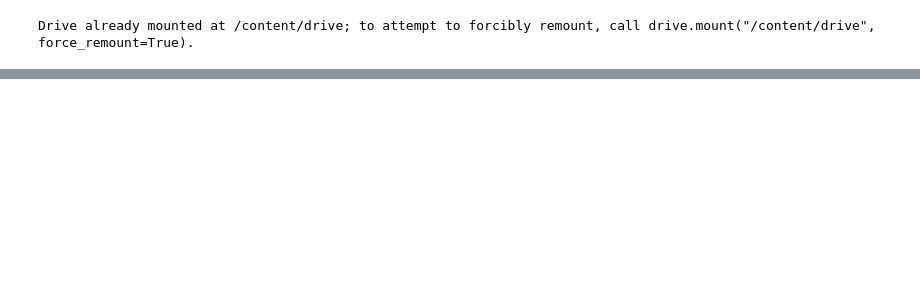
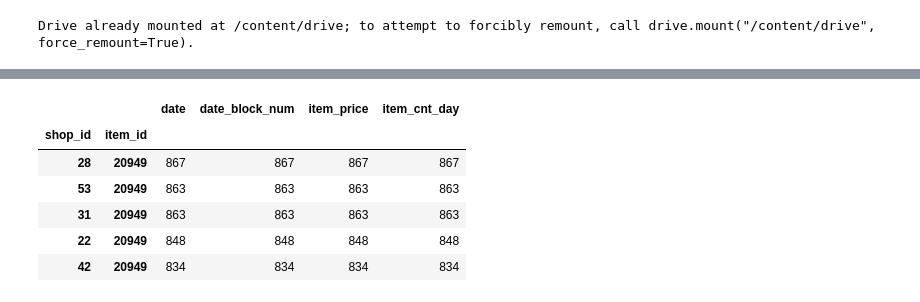
Before and after one commit to CodeSeterpie/CodeSeterpie, a Jupyter notebook: Kaggle/PredictFutureSales/members/uragami-lab/notebook01.ipynb, the cells around one changed output, grey strips where cells are left out. Cells and saved outputs as stored; diff of their text form; code cells hidden in the pictures; blank space fills up the shorter version.

```diff
--- a/Kaggle/PredictFutureSales/members/uragami-lab/notebook01.ipynb
+++ b/Kaggle/PredictFutureSales/members/uragami-lab/notebook01.ipynb
@@ -38 +37,14 @@ Using TensorFlow backend.
+# %%
+sales_train_groupby = sales_train.groupby(['shop_id', 'item_id']).count()
+sales_train_groupby = sales_train_groupby.sort_values('date', ascending=False)
+
+sales_train_groupby.head()
+# %% [output]
+|  |  | date | date_block_num | item_price | item_cnt_day |
+| shop_id | item_id |  |  |  |  |
+| 28 | 20949 | 867 | 867 | 867 | 867 |
+| 53 | 20949 | 863 | 863 | 863 | 863 |
+| 31 | 20949 | 863 | 863 | 863 | 863 |
+| 22 | 20949 | 848 | 848 | 848 | 848 |
+| 42 | 20949 | 834 | 834 | 834 | 834 |
 # %%
```
Also changed, not shown: parts of 10 cells of this notebook.
